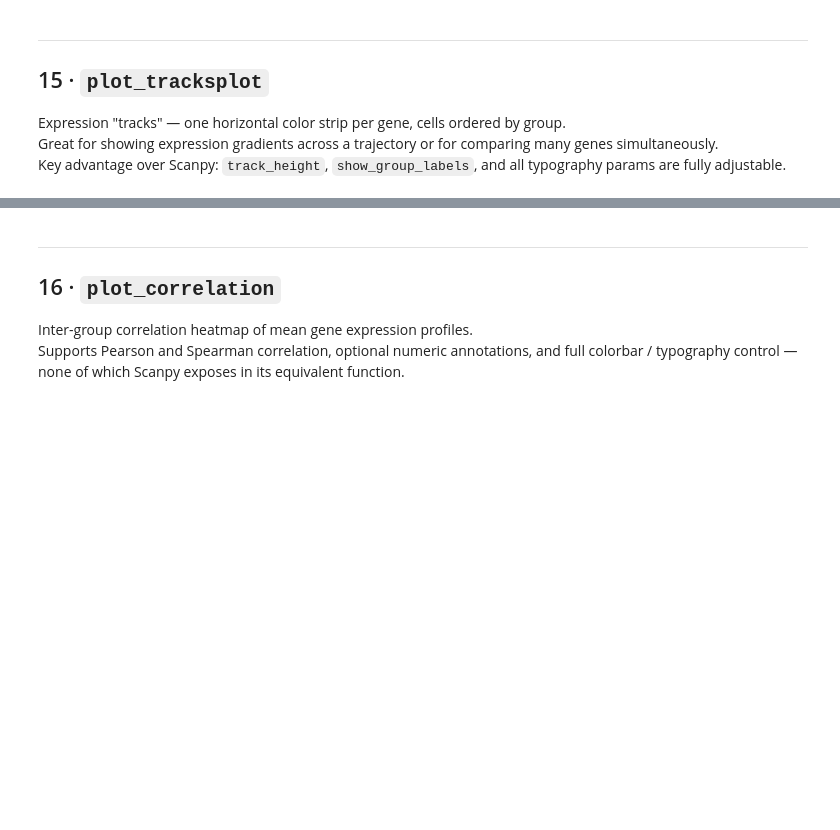
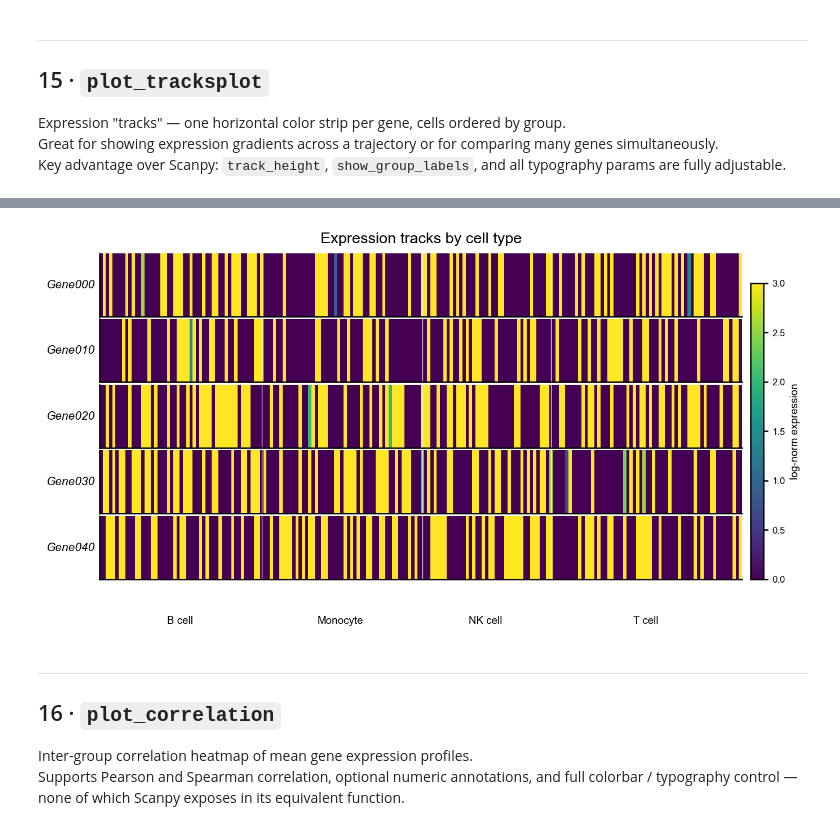
Before and after one commit to xuan13hao/scPyviewer, a Jupyter notebook: tutorial.ipynb, the cells around one changed output, grey strips where cells are left out. Cells and saved outputs as stored; diff of their text form; code cells hidden in the pictures; blank space fills up the shorter version.

```diff
--- a/tutorial.ipynb
+++ b/tutorial.ipynb
@@ -137,12 +143,0 @@ Individual functions can still override any setting via their own parameters.
-# %%
-# set a clean global style for the whole notebook
-sv.set_style(
-    font_family="DejaVu Sans",   # try "Arial", "Helvetica", "Times New Roman"
-    base_fontsize=10,
-    dpi=120,
-)
-
-# available matplotlib style sheets:
-# sv.set_style(style="seaborn-v0_8-whitegrid")
-# sv.set_style(style="ggplot")
-print("Global style applied.")
@@ -148,0 +151,13 @@ print("Global style applied.")
+# %%
+# set a clean, publication-quality global style for the whole notebook (v0.4.1+)
+# ONE call sets: Helvetica font stack, no top/right spines, frameless legends,
+# editable SVG text, and a colour-blind-safe Okabe-Ito palette that every
+# categorical plot below picks up automatically.
+sv.set_publication_style(palette="okabe-ito", base_fontsize=10, dpi=120)
+
+# switch palettes any time:
+#   sv.set_publication_style(palette="publication")   # muted in-house set
+#   sv.get_palette("okabe-ito")                        # -> list of hex codes
+# or use the lower-level knob for a single override:
+#   sv.set_style(font_family="Arial", base_fontsize=10, dpi=120)
+print("Publication style applied (Okabe-Ito, colour-blind safe).")
@@ -439,11 +565,11 @@ for p in written:
 
 A complete example: global style → per-figure fine-tuning → batch export at 300 DPI.
 # %%
-# ── Step 1: apply a global style for the whole analysis ───────────────────
-sv.set_style(
-    font_family="DejaVu Sans",
+# ── Step 1: apply a publication-quality global style for the whole analysis ─
+sv.set_publication_style(
+    palette="okabe-ito",   # colour-blind-safe; try palette="publication"
     base_fontsize=11,
-    dpi=300,
+    dpi=300,               # print resolution
 )
 # %%
 # ── Step 2: UMAP overview for panel A ─────────────────────────────────────
@@ -711,26 +870,26 @@ plt.show()
 # %%
 # ── 15.3  clipped range + full typography ─────────────────────────────────
 fig = sv.plot_tracksplot(
     ds,
     genes=track_genes,
     group="cell_type",
     cmap="viridis",
     vmin=0, vmax=3,           # clip expression range
     track_height=0.4,
     show_group_labels=True,
     # layout
     figsize=(10, 5),
     dpi=150,
-    # typography
+    # typography (tracksplot exposes gene/group/colorbar label sizes)
     title="Expression tracks by cell type",
     title_fontsize=13,
-    xlabel_fontsize=10,
-    ylabel_fontsize=10,
-    tick_fontsize=9,
+    gene_label_fontsize=10,
+    group_label_fontsize=9,
     colorbar_fontsize=9,
-    font_family="DejaVu Sans",
 )
 plt.show()
+# %% [output]
+[figure, added]
 # %% [markdown]
 ---
 ## 16 · `plot_correlation` <a id="16-correlation"></a>
```
Also changed, not shown: parts of 50 cells of this notebook, 14 other files.
